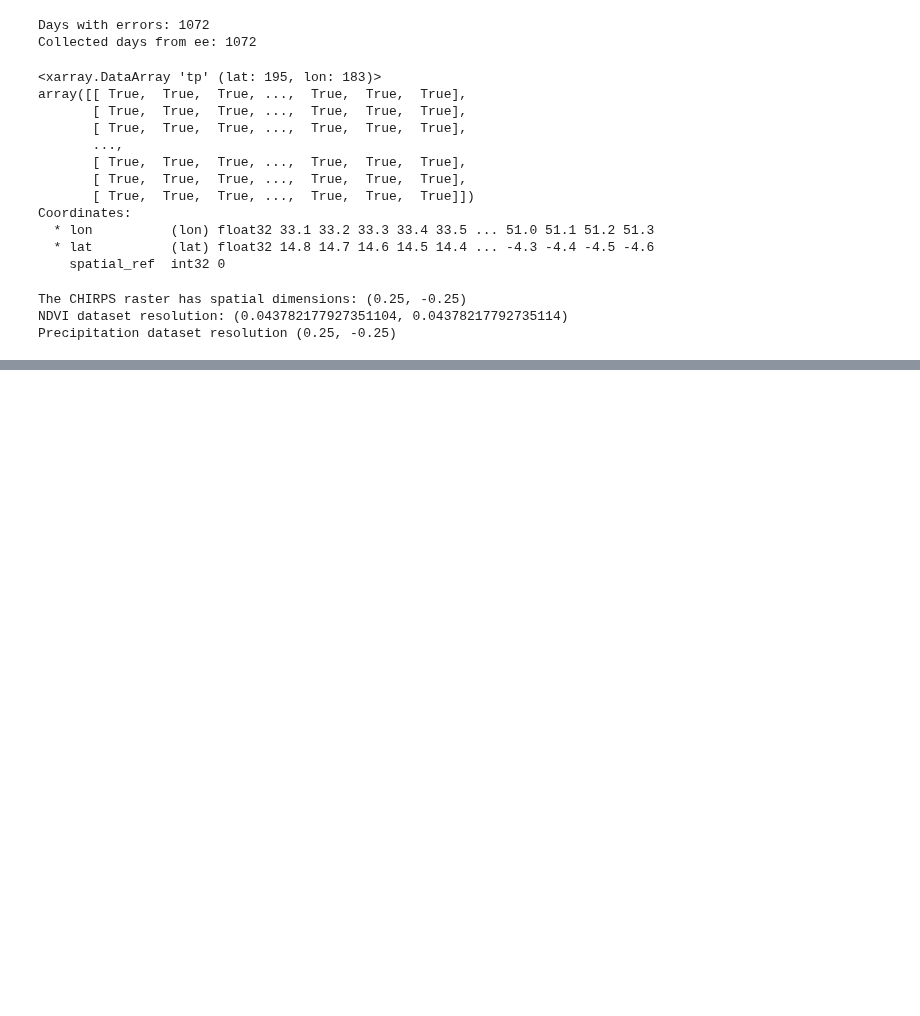
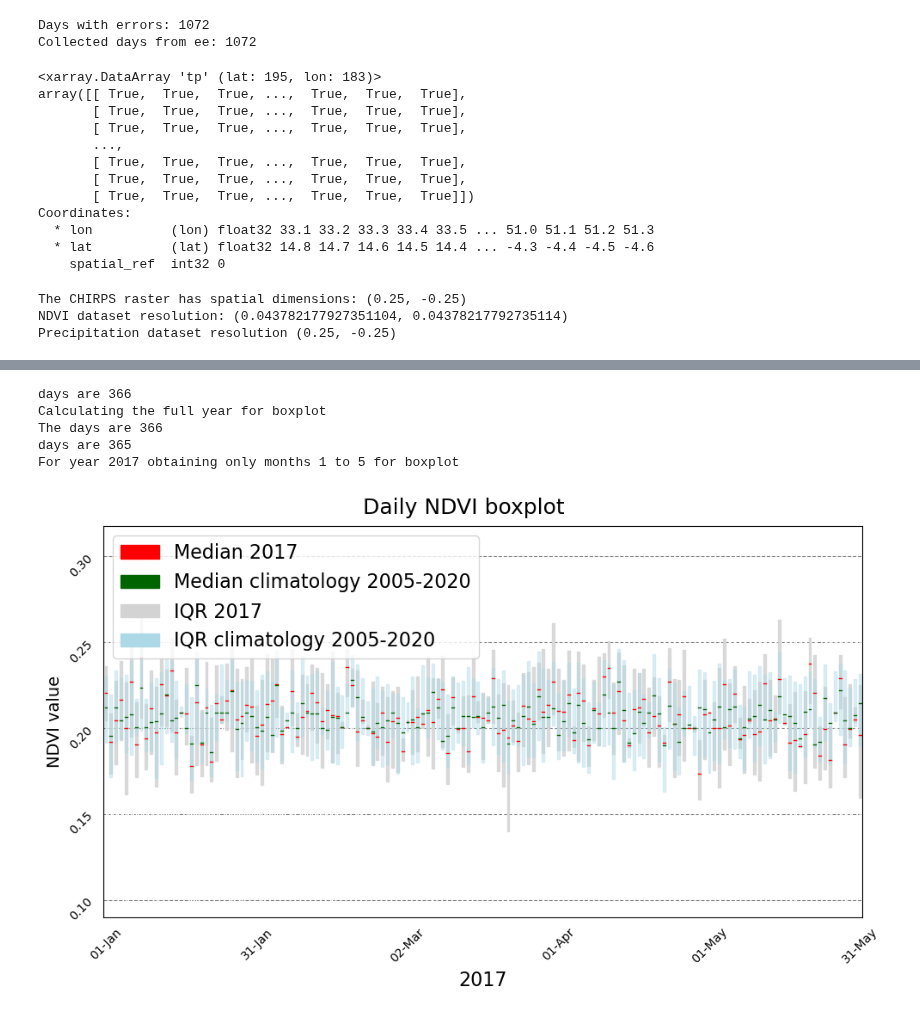
Before and after one commit to Riccardo7-DS/Indices_analysis, a Jupyter notebook: notebooks/model.ipynb, the cells around one changed output, grey strips where cells are left out. Drawn from its saved outputs; the diff is of its cells as text; code cells hidden in the pictures; blank space fills up the shorter version.

```diff
--- a/notebooks/model.ipynb
+++ b/notebooks/model.ipynb
@@ -306,0 +303,10 @@ array([[[nan, nan, nan, ..., nan, nan, nan],
+# %%
+months = [i for i in np.arange(1,6)]
+plot_veg_event(ds,year=2017, months=months)
+# %% [output]
+days are 366
+Calculating the full year for boxplot
+The days are 366
+days are 365
+For year 2017 obtaining only months 1 to 5 for boxplot
+[figure, added]
```
Also changed, not shown: parts of 4 cells of this notebook, 7 other files.
